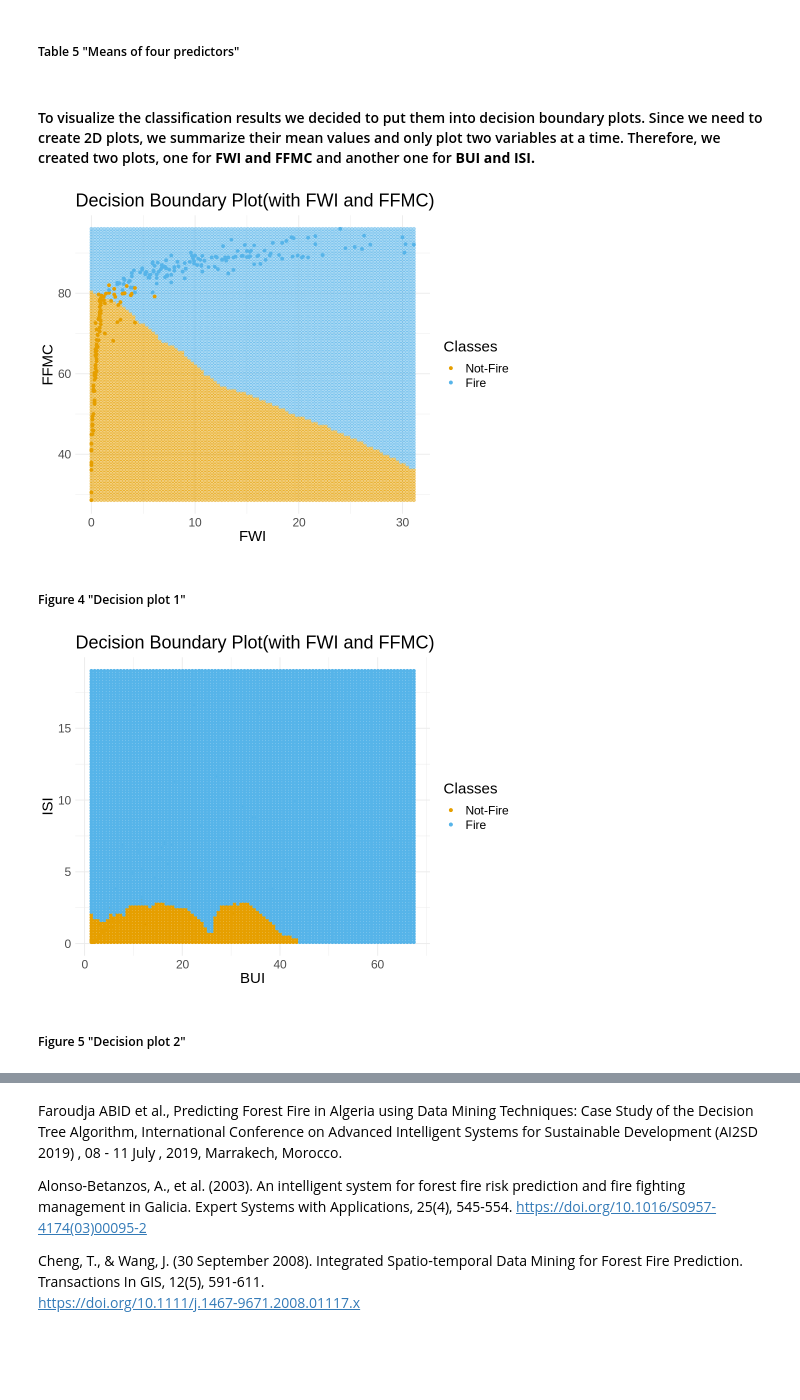
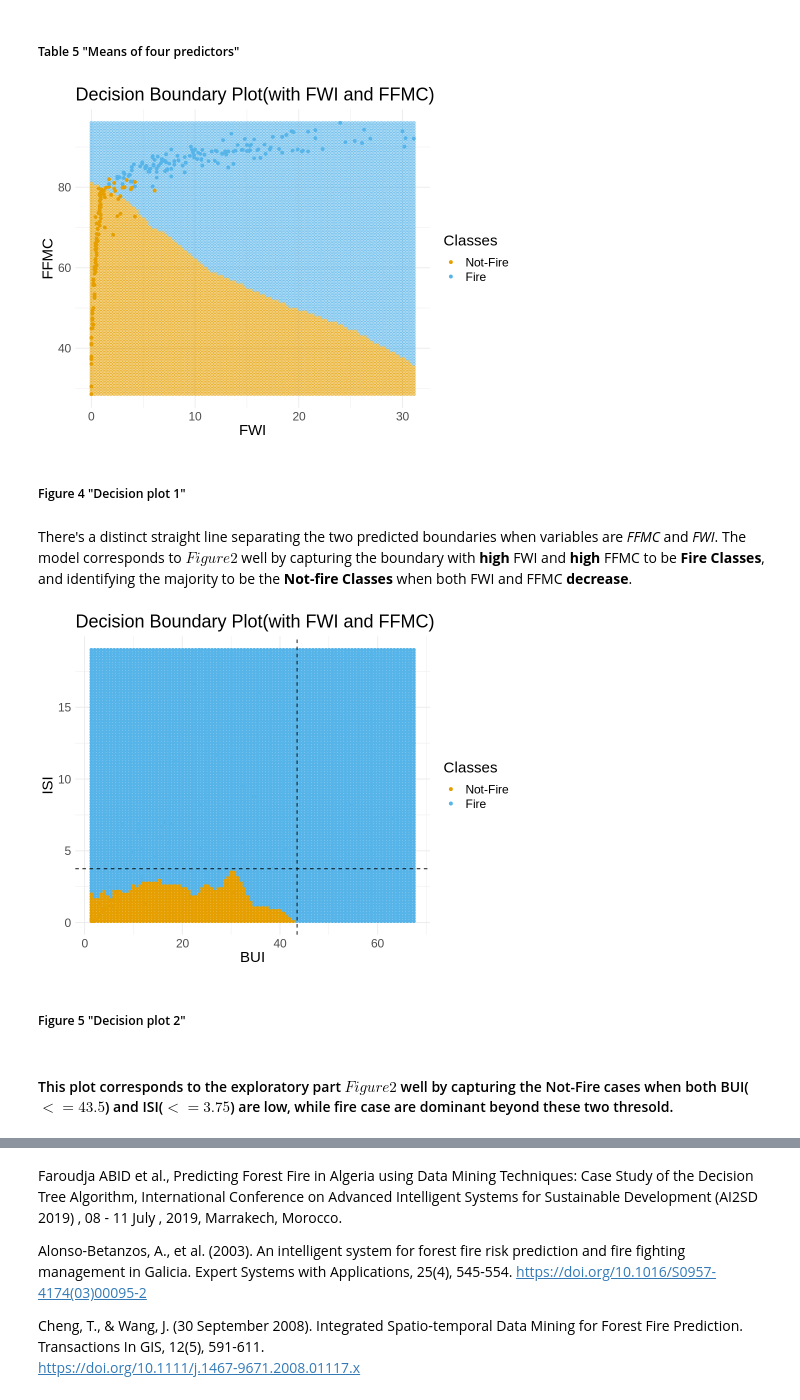
Before and after one commit to zjr-mds/Forest-Fire-Prediction, a Jupyter notebook: Proposal_Group2.ipynb, the cells around one changed output, grey strips where cells are left out. Drawn from its saved outputs; the diff is of its cells as text; code cells hidden in the pictures; blank space fills up the shorter version.

```diff
--- a/Proposal_Group2.ipynb
+++ b/Proposal_Group2.ipynb
@@ -309,9 +288,9 @@ plot_grid(k_plot,k_plot_2,ncol=2)
 * Retraining the model specification with K = 7
 * Predicting the labels on testing set to evaluate classifier's accuracy.
 # %%
-#Making new model specification and retraining classifier with the K = 9
+#model specification and retraining classifier with the K = 7
 
-fire_spec <- nearest_neighbor(weight_func = "rectangular", neighbors = 9) %>%
+fire_spec <- nearest_neighbor(weight_func = "rectangular", neighbors = 7) %>%
         set_engine("kknn")%>%
         set_mode("classification")
 
@@ -375,7 +365,5 @@ ERROR: Error in testing %>% summarize(mean(BUI), mean(ISI), mean(FWI), mean(FFMC
 # %% [markdown]
 ##### Table 5 "Means of four predictors"
-# %% [markdown]
-#### To visualize the classification results we decided to put them into decision boundary plots. Since we need to create 2D plots, we summarize their mean values and only plot two variables at a time.  Therefore, we created two plots, one for **FWI and FFMC** and another one for **BUI and ISI.**
 # %%
 cbPalette <- c("#E69F00", "#56B4E9", "#009E73", "#F0E442", "#0072B2", "#D55E00", "#CC79A7", "#999999")
 options(repr.plot.width = 8, repr.plot.height = 6)
@@ -411,40 +399,46 @@ decesion_fwfc_plot <- grid_predicted %>%
 
 decesion_fwfc_plot
 # %% [output]
-[figure, old version]
+[figure, new version]
 # %% [markdown]
 ##### Figure 4 "Decision plot 1"
+# %% [markdown]
+There's a distinct straight line separating the two predicted boundaries when variables are *FFMC* and *FWI*. The model corresponds to $Figure 2$ well by capturing the boundary with **high** FWI and **high** FFMC to be **Fire Classes**, and identifying the majority to be the **Not-fire Classes** when both FWI and FFMC **decrease**.
 # %%
 testing_BI <- select(testing, BUI, ISI, Classes)
 
 BUI_seq <- seq(from = min(testing_BI$BUI, na.rm = TRUE),
              to = max(testing_BI$BUI, na.rm = TRUE),
              length.out = 100)
 ISI_seq <- seq(from = min(testing_BI$ISI, na.rm = TRUE),
              to = max(testing_BI$ISI, na.rm = TRUE),
              length.out = 100)
 
 #creating new data frame with fixed FWI and FFMC mean values so they won't be the strong influencer for this decision plot
 asgrid <- data.frame(expand.grid(BUI= BUI_seq, ISI= ISI_seq), FWI = 7.09, FFMC = 77.39)
 
 pred_grid <- predict(fire_fit, asgrid)
 
 prediction_table <-  bind_cols(pred_grid, asgrid) %>%
     rename(Classes = .pred_class)
 
 pred_map_plot <-  ggplot()+
     geom_point(data= testing_BI, mapping= aes(x= BUI, y= ISI, color= Classes)) +
     geom_point(data= prediction_table, mapping=aes(x= BUI, y= ISI, color= Classes))+
     labs(x= "BUI", y= "ISI", color= "Classes") +
     scale_color_manual(labels = c("Not-Fire", "Fire"), values= cbPalette)+
     ggtitle("Decision Boundary Plot(with FWI and FFMC)")+
     theme_minimal() +
+    geom_vline(xintercept = 43.5, linetype = "dashed")+
+    geom_hline(yintercept = 3.75, linetype = "dashed")+
     theme(text = element_text(size = 18))
 pred_map_plot
 # %% [output]
-[figure, old version]
+[figure, new version]
 # %% [markdown]
 ##### Figure 5 "Decision plot 2"
+# %% [markdown]
+#### This plot corresponds to the exploratory part $Figure 2$ well by capturing the Not-Fire cases when both BUI($<=43.5$) and ISI($<=3.75$) are low, while fire case are dominant beyond these two thresold.
 # %% [markdown]
 ## **Results and Discussion**
 
```
Also changed, not shown: parts of 19 cells of this notebook.
